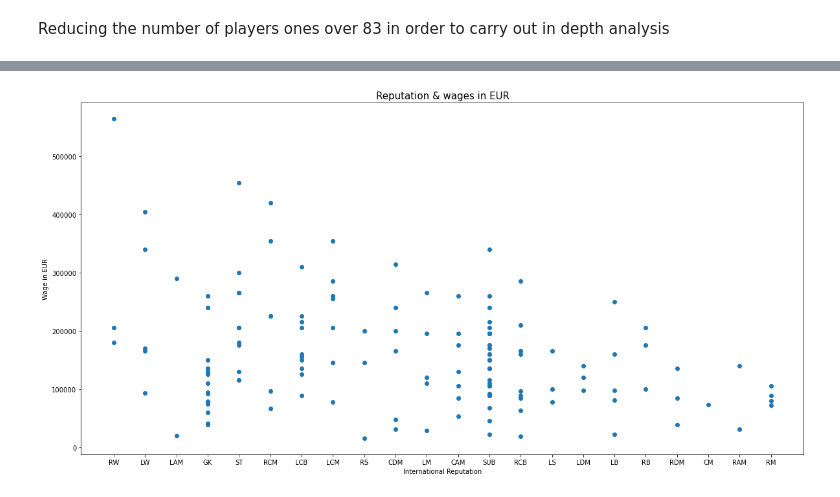
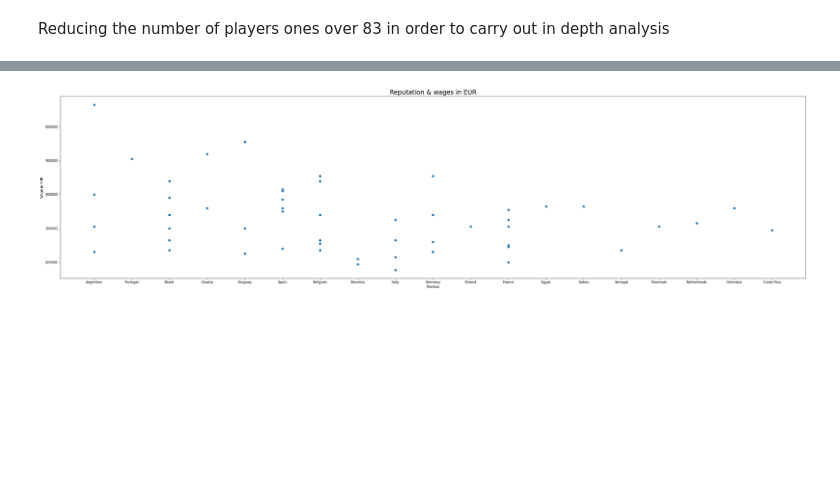
Before and after one commit to MarkRuane/Test_MarkRuane, a Jupyter notebook: Football Analysis.ipynb, the cells around one changed output, grey strips where cells are left out. Cells and saved outputs as stored; diff of their text form; code cells hidden in the pictures; blank space fills up the shorter version.

```diff
--- a/Football Analysis.ipynb
+++ b/Football Analysis.ipynb
@@ -240,5 +220,5 @@ std_value
 # %%
-df2['value_euro'].fillna(value=df['value_euro'].std(), inplace=True)
+df2['value_euro'].fillna(value=df2['value_euro'].std(), inplace=True)
 # %% [output]
 A value is trying to be set on a copy of a slice from a DataFrame
 
@@ -442,7 +412,7 @@ fulldf_clean
 # %% [markdown]
 Reducing the number of players ones over 83 in order to carry out in depth analysis
 # %%
-top_players = fulldf_clean[fulldf_clean["overall_rating"] > 83].sort_values(by=['overall_rating'], ascending=False)
+top_players = fulldf_clean[fulldf_clean["overall_rating"] > 86].sort_values(by=['overall_rating'], ascending=False)
 # %%
 top_players['Player Level']
 # %% [output]
@@ -503,9 +572,9 @@ graph.set_xticklabels(graph.get_xticklabels())
 # %%
-fig, ax = plt.subplots(figsize=(20,10))
-plt.scatter(x=top_players['club_position'], y=top_players['wage_euro'] )
-plt.xlabel("International Reputation")
+fig, ax = plt.subplots(figsize=(40,10))
+plt.scatter(x=top_players['Country'], y=top_players['wage_euro'] )
+plt.xlabel("Position")
 plt.ylabel("Wage in EUR")
-plt.title("Reputation & wages in EUR", fontsize = 15)
+plt.title("Reputation & wages in EUR", fontsize = 19)
 plt.show()
 # %% [output]
-[figure, old version]
+[figure, new version]
```
Also changed, not shown: parts of 37 cells of this notebook, 3 other files.
